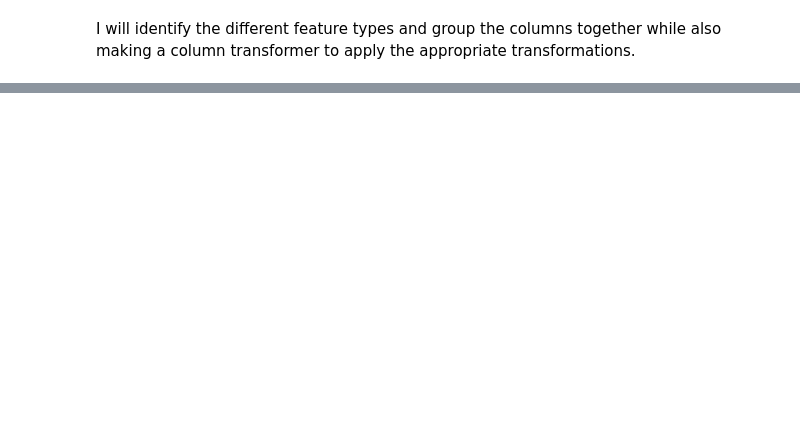
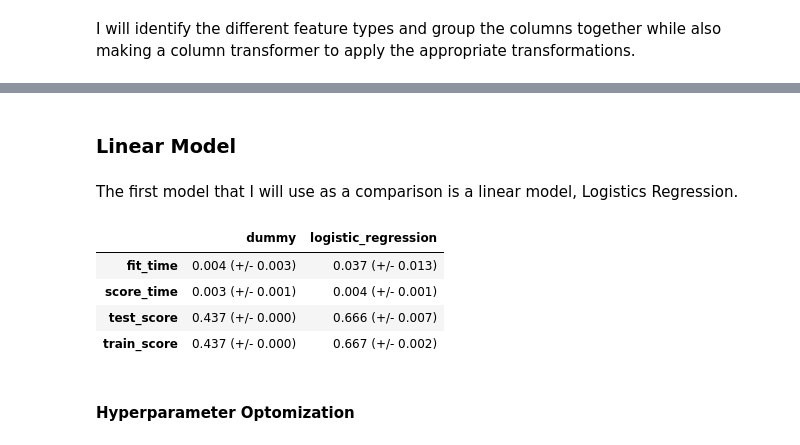
Before and after one commit to karensiem/Credit_Card_Classification, a Jupyter notebook: Classification.ipynb, the cells around one changed output, grey strips where cells are left out. Saved outputs shown, nothing was run; the diff lists cells and outputs as text; code cells hidden in the pictures; blank space fills up the shorter version.

Commit message:
Created the baseline and linear model for evaluation

```diff
--- a/Classification.ipynb
+++ b/Classification.ipynb
@@ -251,0 +312,31 @@ preprocessor = make_column_transformer(
+# %%
+def mean_std_cross_val_scores(model, X_train, y_train, **kwargs):
+    """
+    Returns mean and std of cross validation
+
+    Parameters
+    ----------
+    model :
+        scikit-learn model
+    X_train : numpy array or pandas DataFrame
+        X in the training data
+    y_train :
+        y in the training data
+
+    Returns
+    ----------
+        pandas Series with mean scores from cross_validation
+    """
+
+    scores = cross_validate(model, X_train, y_train, **kwargs)
+
+    mean_scores = pd.DataFrame(scores).mean()
+    std_scores = pd.DataFrame(scores).std()
+    out_col = []
+
+    for i in range(len(mean_scores)):
+        out_col.append((f"%0.3f (+/- %0.3f)" % (mean_scores.iloc[i], std_scores.iloc[i])))
+
+    return pd.Series(data=out_col, index=mean_scores.index)
+
+results = {}
@@ -251,0 +370,6 @@ preprocessor = make_column_transformer(
+# %%
+dummy = DummyClassifier(strategy= "most_frequent")
+results["dummy"] = mean_std_cross_val_scores(
+    dummy, X_train, y_train, return_train_score=True, scoring=scoring_metric
+)
+pd.DataFrame(results)
@@ -251,0 +392,20 @@ preprocessor = make_column_transformer(
+# %% [markdown]
+### Linear Model
+# %% [markdown]
+The first model that I will use as a comparison is a linear model, Logistics Regression.
+# %%
+pipe_lr = make_pipeline(
+    preprocessor, LogisticRegression(max_iter=1000, class_weight="balanced")
+)
+results["logistic_regression"] = mean_std_cross_val_scores(
+    pipe_lr, X_train, y_train, return_train_score=True, scoring=scoring_metric
+)
+pd.DataFrame(results)
+# %% [output]
+|  | dummy | logistic_regression |
+| fit_time | 0.004 (+/- 0.003) | 0.037 (+/- 0.013) |
+| score_time | 0.003 (+/- 0.001) | 0.004 (+/- 0.001) |
+| test_score | 0.437 (+/- 0.000) | 0.666 (+/- 0.007) |
+| train_score | 0.437 (+/- 0.000) | 0.667 (+/- 0.002) |
+# %% [markdown]
+#### Hyperparameter Optomization
```
Also changed, not shown: parts of 22 cells of this notebook.
